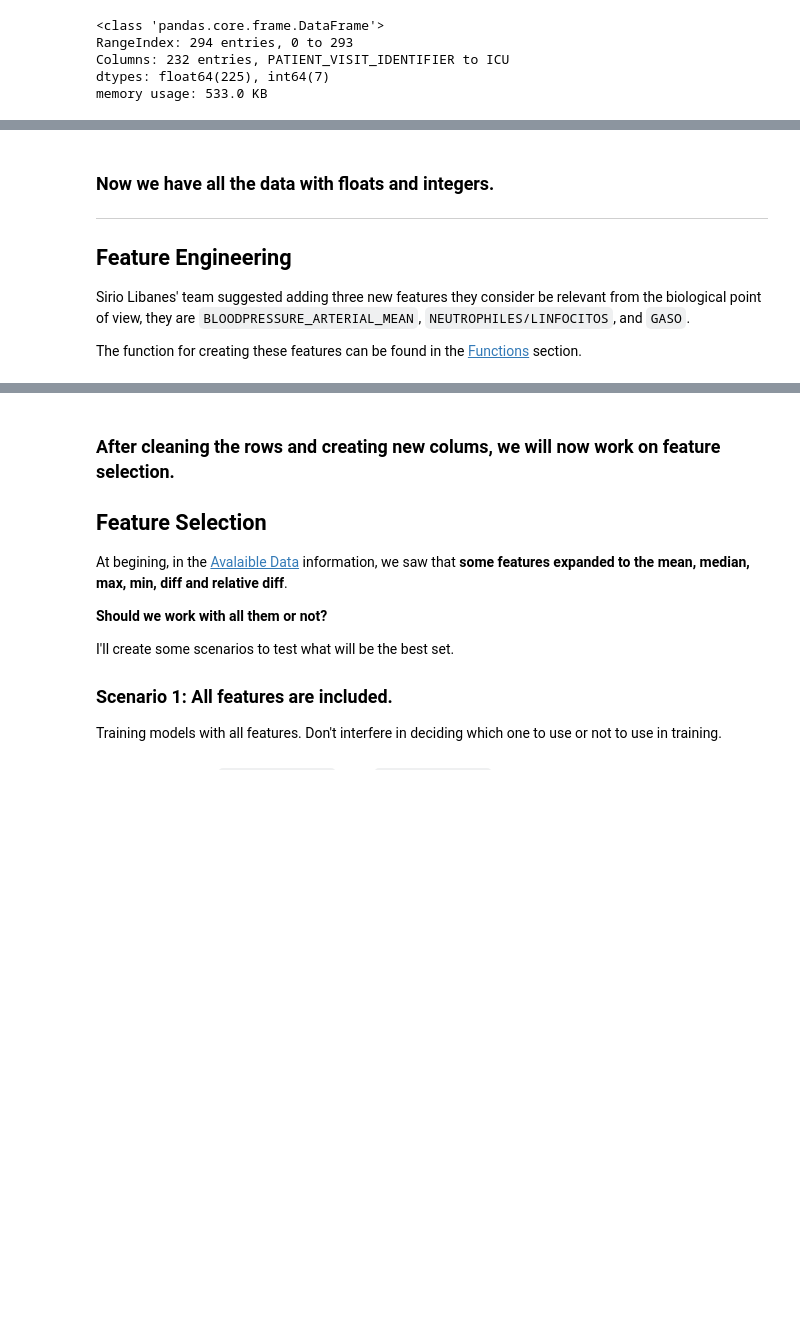
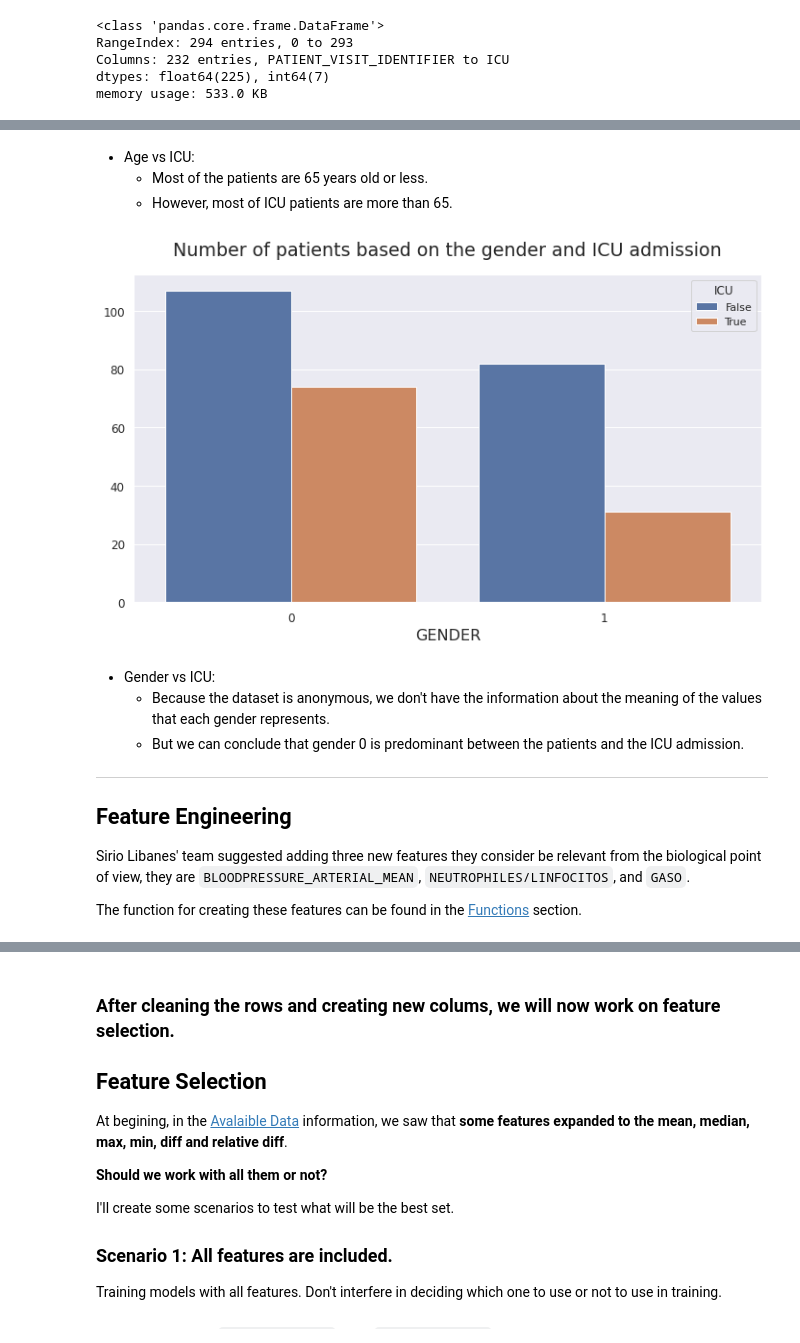
Before and after one commit to gabrielatrindade/alura-bootcamp, a Jupyter notebook: module6/project/Sirio-Libanes_kaggle_Final_Project.ipynb, the cells around one changed output, grey strips where cells are left out. Saved outputs shown, nothing was run; the diff lists cells and outputs as text; code cells hidden in the pictures; blank space fills up the shorter version.

```diff
--- a/module6/project/Sirio-Libanes_kaggle_Final_Project.ipynb
+++ b/module6/project/Sirio-Libanes_kaggle_Final_Project.ipynb
@@ -675,6 +696,24 @@ memory usage: 533.0 KB
+# %% [markdown]
+- Age vs ICU:
+    - Most of the patients are 65 years old or less.
+    - However, most of ICU patients are more than 65.
+# %%
+ax = sns.countplot(x='GENDER',
+                   hue='ICU',
+                   data=patients_cleaned_window_0_2)
+
+plt.xlabel('GENDER')
+
+plt.ylabel('')
+ax.legend(title='ICU', labels=['False', 'True'])
+
+plt.title('Number of patients based on the gender and ICU admission', pad=20);
+# %% [output]
+[figure, added]
 # %% [markdown]
-### Now we have all the data with floats and integers.
-
+- Gender vs ICU:
+    - Because the dataset is anonymous, we don't have the information about the meaning of the values that each gender represents.
+    - But we can conclude that gender 0 is predominant between the patients and the ICU admission.
 ---
 
 ## Feature Engineering
```
Also changed, not shown: parts of 3 cells of this notebook.
